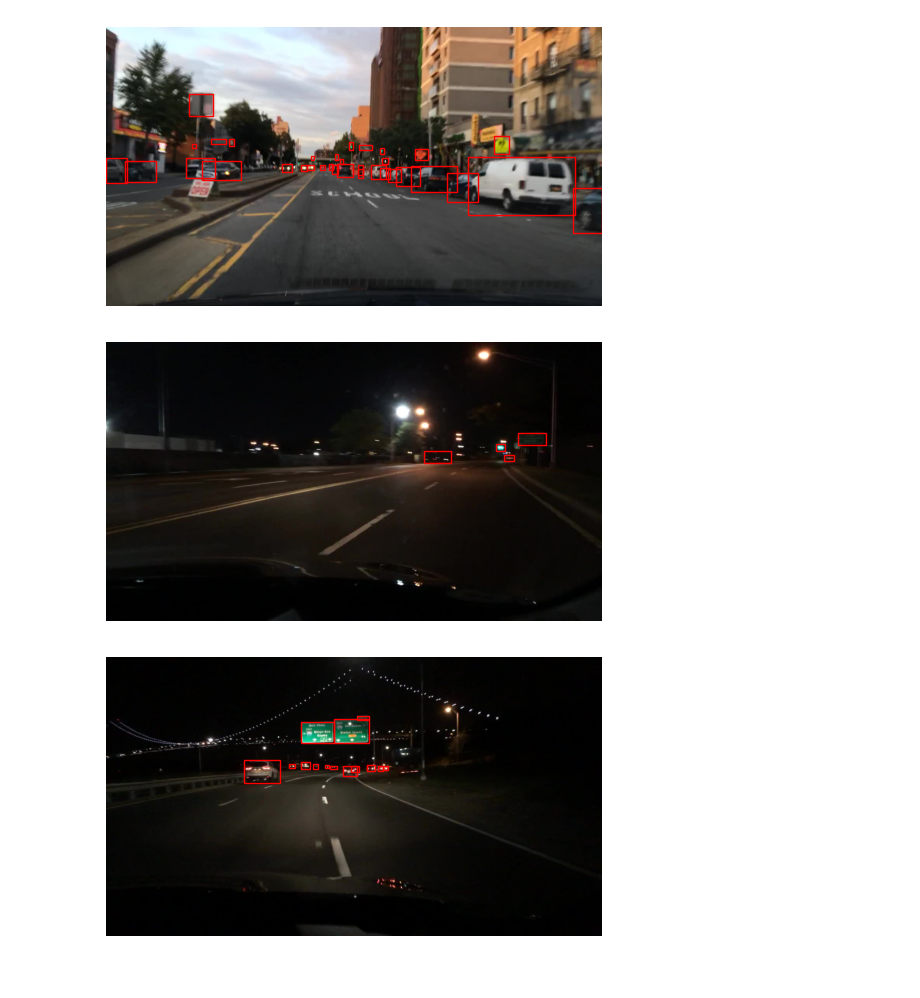
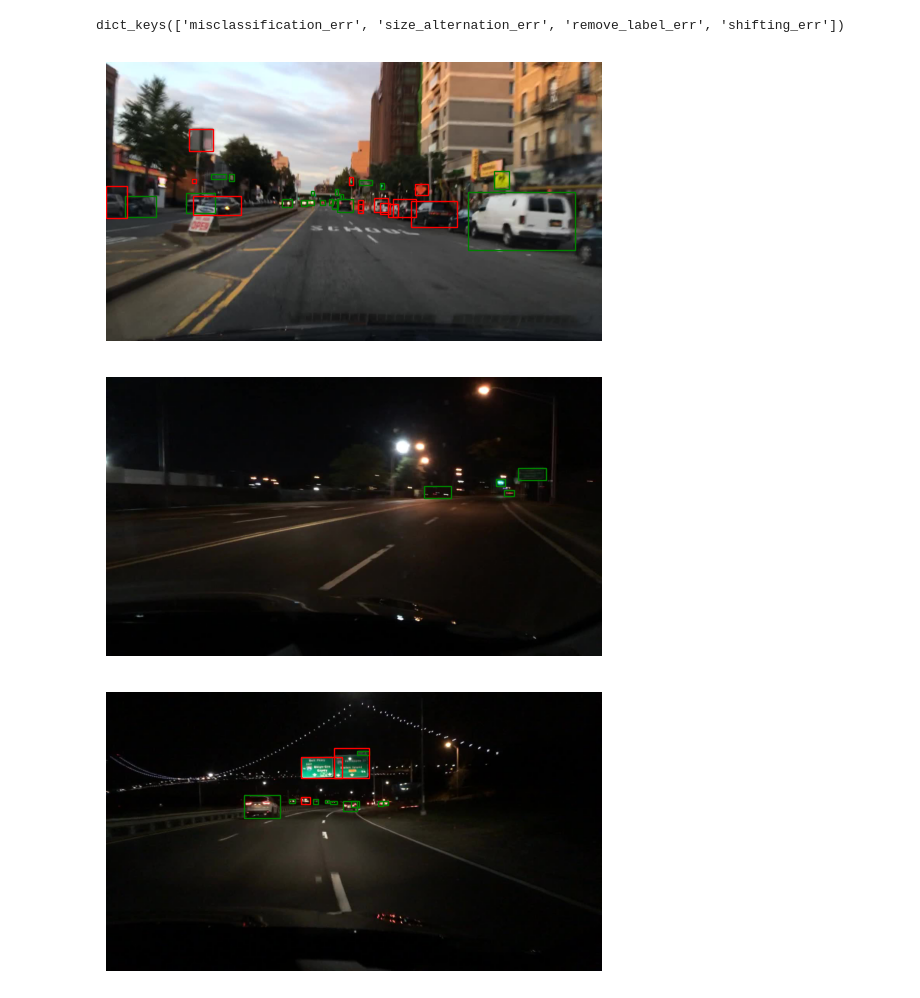
Before and after one commit to Tornadosky/label-errors, a Jupyter notebook: method-2.ipynb, the cells around one changed output. Cells and saved outputs as stored; diff of their text form; code cells hidden in the pictures.

```diff
--- a/method-2.ipynb
+++ b/method-2.ipynb
@@ -13,33 +18,44 @@ from tqdm import tqdm
 # %%
 labels_dir = './data/BDD100K/labels'
 images_dir = './data/BDD100K/100k_images_val/images'
-train_label_file = 'det_val.json'
+train_label_file = 'det_val_errors.json'
+error_ids_file = 'error_ids.json'
 # %%
 # Read the labels file
 with open(os.path.join(labels_dir, train_label_file), 'r') as file:
     label_data = json.load(file)
+
+# Read the error ids
+with open(os.path.join(labels_dir, error_ids_file), 'r') as file:
+    error_ids = json.load(file)
+print(error_ids.keys())
+error_ids_set = {val for sublist in error_ids.values() for val in sublist}
 
 # Function to plot a single image with bounding boxes
 def plot_image_with_boxes(image_path, labels):
     img = Image.open(image_path)
     fig, ax = plt.subplots(1)
     ax.imshow(img)
     for label in labels:
         box = label['box2d']
         x1, y1, x2, y2 = box['x1'], box['y1'], box['x2'], box['y2']
-        rect = patches.Rectangle((x1, y1), x2 - x1, y2 - y1, linewidth=1, edgecolor='r', facecolor='none')
+        if label['id'] in error_ids_set:
+            rect = patches.Rectangle((x1, y1), x2 - x1, y2 - y1, linewidth=1, edgecolor='r', facecolor='none')
+        else:
+            rect = patches.Rectangle((x1, y1), x2 - x1, y2 - y1, linewidth=1, edgecolor='g', facecolor='none')
         ax.add_patch(rect)
     plt.axis('off')
     plt.show()
 
 # Plot the first three images with their bounding boxes
 for image_data in label_data[:3]:
     image_path = os.path.join(images_dir, image_data['name'])
     plot_image_with_boxes(image_path, image_data['labels'])
 # %% [output]
+dict_keys(['misclassification_err', 'size_alternation_err', 'remove_label_err', 'shifting_err'])
-[figure, old version]
+[figure, new version]
-[figure, old version]
+[figure, new version]
-[figure, old version]
+[figure, new version]
 # %%
 class BDD100KDataset(Dataset):
     def __init__(self, label_data, images_dir, transform=None):
```
Also changed, not shown: parts of 5 cells of this notebook, 1 other file.
